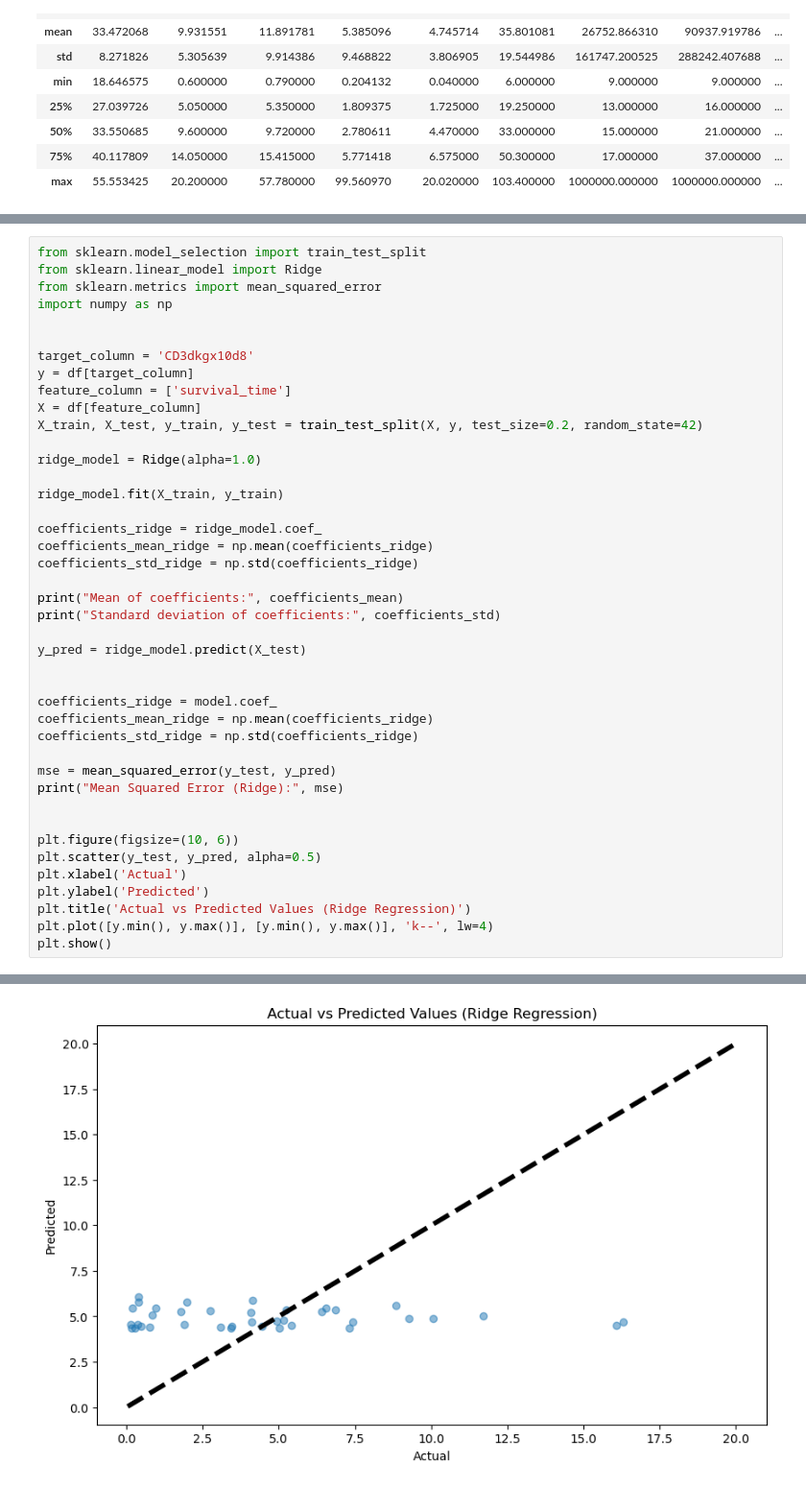
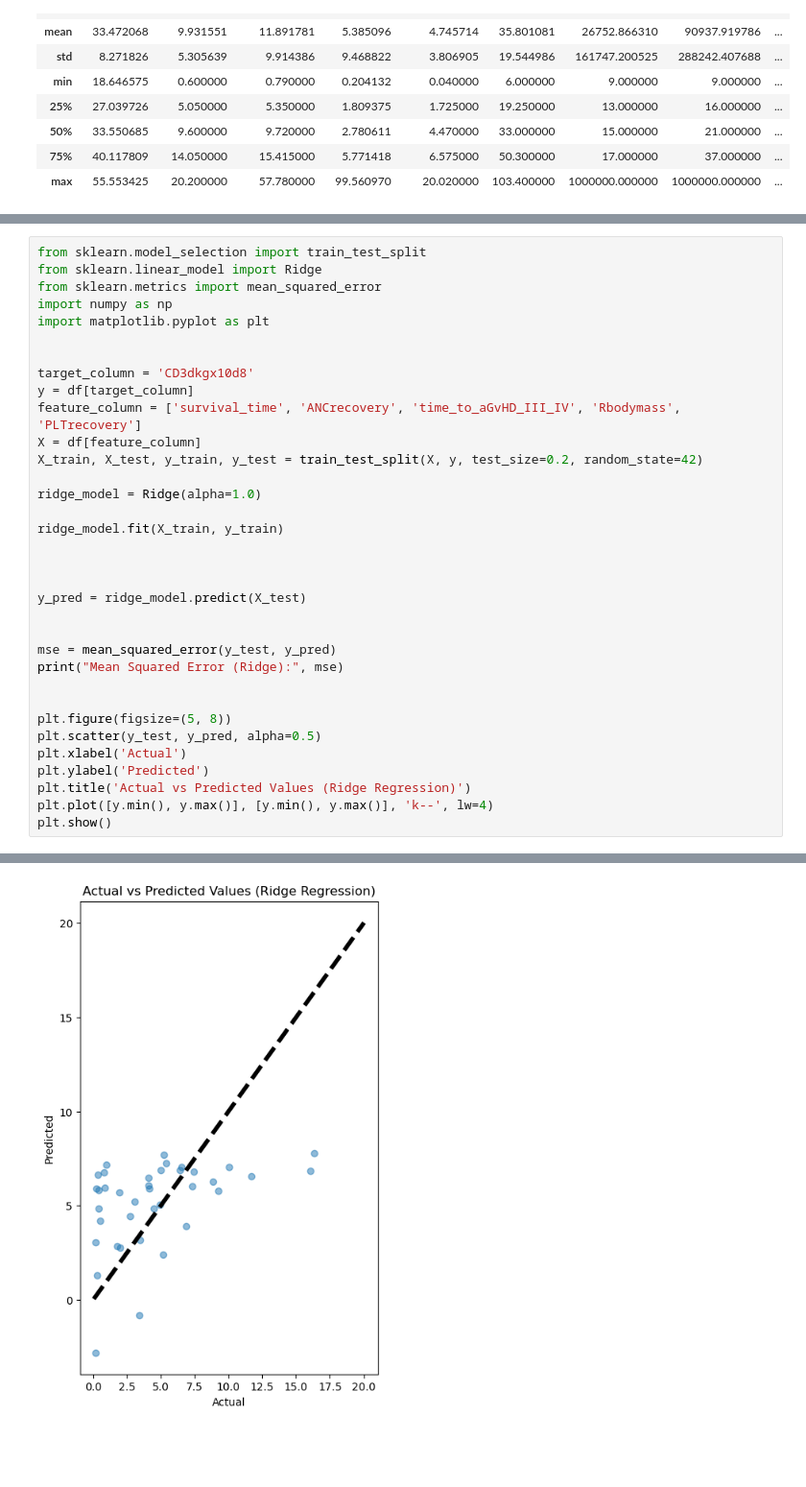
Before and after one commit to kekvaat/Children-Bone-Marrow-Transplant, a Jupyter notebook: Bone_marrow_tx_children.ipynb, the cells around one changed output, grey strips where cells are left out. Shown at 96% size. Saved outputs shown, nothing was run; the diff lists cells and outputs as text; blank space fills up the shorter version.

```diff
--- a/Bone_marrow_tx_children.ipynb
+++ b/Bone_marrow_tx_children.ipynb
@@ -225,11 +225,12 @@ from sklearn.model_selection import train_test_split
 from sklearn.linear_model import Ridge
 from sklearn.metrics import mean_squared_error
 import numpy as np
+import matplotlib.pyplot as plt
 
 
 target_column = 'CD3dkgx10d8'
 y = df[target_column]
-feature_column = ['survival_time']
+feature_column = ['survival_time', 'ANCrecovery', 'time_to_aGvHD_III_IV', 'Rbodymass', 'PLTrecovery']
 X = df[feature_column]
 X_train, X_test, y_train, y_test = train_test_split(X, y, test_size=0.2, random_state=42)
 
@@ -237,25 +238,16 @@ ridge_model = Ridge(alpha=1.0)
 
 ridge_model.fit(X_train, y_train)
 
-coefficients_ridge = ridge_model.coef_
-coefficients_mean_ridge = np.mean(coefficients_ridge)
-coefficients_std_ridge = np.std(coefficients_ridge)
 
-print("Mean of coefficients:", coefficients_mean)
-print("Standard deviation of coefficients:", coefficients_std)
 
 y_pred = ridge_model.predict(X_test)
 
-
-coefficients_ridge = model.coef_
-coefficients_mean_ridge = np.mean(coefficients_ridge)
-coefficients_std_ridge = np.std(coefficients_ridge)
 
 mse = mean_squared_error(y_test, y_pred)
 print("Mean Squared Error (Ridge):", mse)
 
 
-plt.figure(figsize=(10, 6))
+plt.figure(figsize=(5, 8))
 plt.scatter(y_test, y_pred, alpha=0.5)
 plt.xlabel('Actual')
 plt.ylabel('Predicted')
@@ -269,4 +259,4 @@ Mean Squared Error (Ridge): 17.570636231164034
-[figure, old version]
+[figure, new version]
 # %%
 from sklearn.model_selection import train_test_split
 from sklearn.linear_model import Lasso
```
Also changed, not shown: parts of 6 cells of this notebook.
